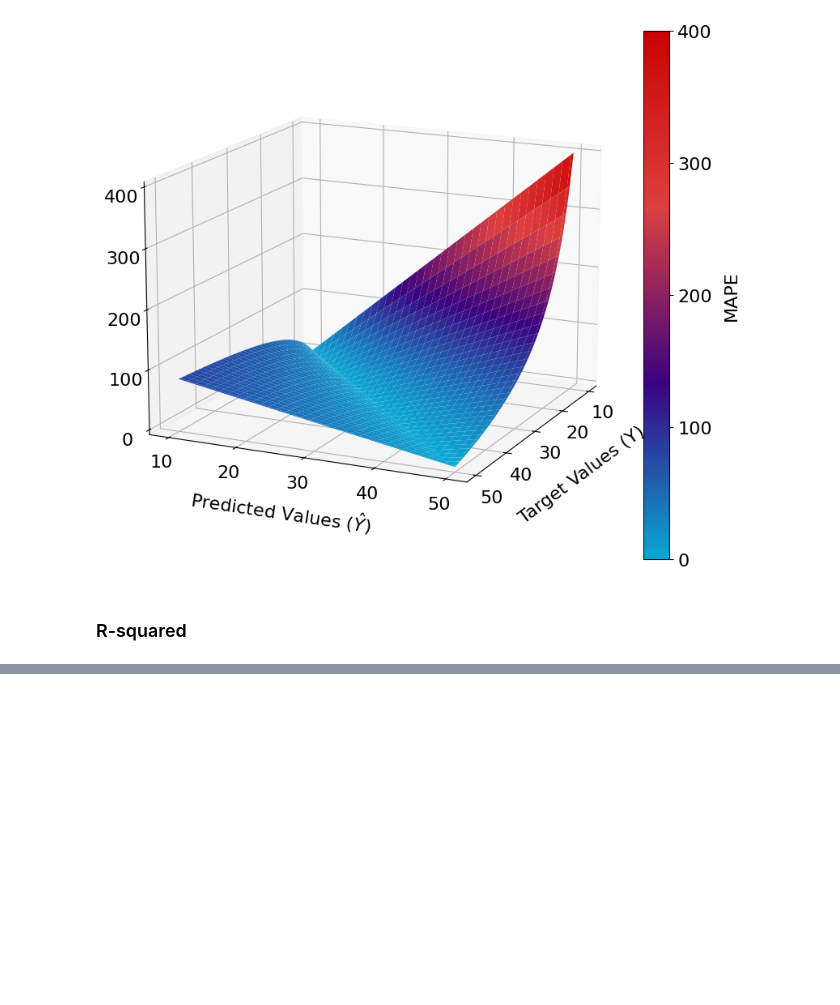
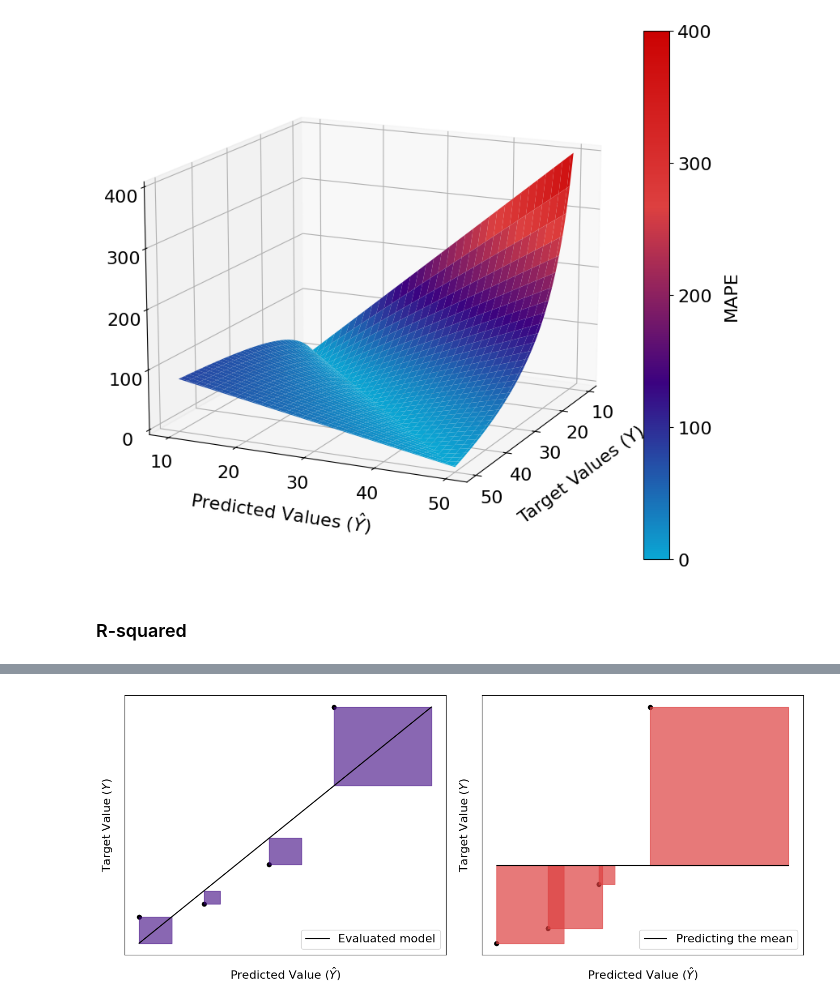
Before and after one commit to NannyML/The-Little-Book-of-ML-Metrics, a Jupyter notebook: book_plots.ipynb, the cells around one changed output, grey strips where cells are left out. Saved outputs shown, nothing was run; the diff lists cells and outputs as text; code cells hidden in the pictures; blank space fills up the shorter version.

```diff
--- a/book_plots.ipynb
+++ b/book_plots.ipynb
@@ -237,0 +278,36 @@ plt.show()
+# %%
+fig, axs = plt.subplots(1, 2, figsize=(14, 6))
+
+axs[0].scatter(example_pred, example_y, color="black")
+axs[0].plot(
+    [np.concatenate([example_pred, example_y]).min(), np.concatenate([example_pred, example_y]).max()],
+    [np.concatenate([example_pred, example_y]).min(), np.concatenate([example_pred, example_y]).max()],
+    color="black", label="Evaluated model")
+for i in range(len(example_pred)):
+    plot_x = [example_pred[i], example_pred[i] + np.abs(example_pred[i] - example_y[i])]
+    axs[0].fill_between(plot_x, example_pred[i], example_y[i], color=middle_color, alpha=.6)
+axs[0].set_xticks([])
+axs[0].set_yticks([])
+axs[0].set_xlabel("Predicted Value $(\hat{Y})$")
+axs[0].set_ylabel("Target Value $(Y)$")
+axs[0].legend(loc="lower right")
+
+axs[1].scatter(example_pred, example_y, color="black")
+axs[1].hlines(
+    np.mean(example_y), np.concatenate([example_pred, example_y]).min(),
+    np.concatenate([example_pred, example_y]).max() + 24000 , color="black",
+    label="Predicting the mean")
+
+for i in range(len(example_pred)):
+    plot_x = [example_pred[i], example_pred[i] + np.abs(example_y_mean[i] - example_y[i])]
+    axs[1].fill_between(plot_x, example_y[i], example_y_mean[i], color=end_color, alpha=.7)
+axs[1].set_xticks([])
+axs[1].set_yticks([])
+axs[1].set_xlabel("Predicted Value $(\hat{Y})$")
+axs[1].set_ylabel("Target Value $(Y)$")
+axs[1].legend(loc="lower right")
+fig.tight_layout()
+plt.savefig('plots/R2_explained.png', dpi=300)
+plt.show()
+# %% [output]
+[figure, added]
```
Also changed, not shown: parts of 5 cells of this notebook, 2 other files.
